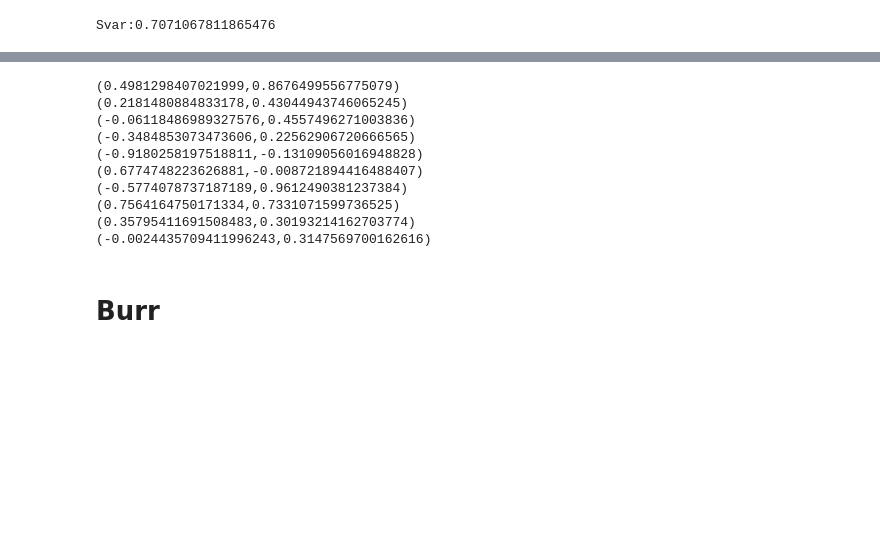
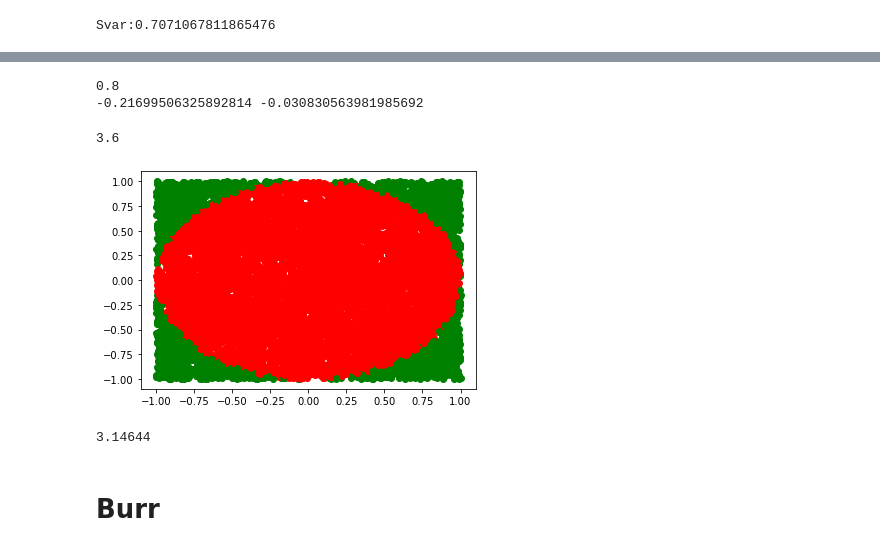
Before and after one commit to Dinkno/Dino_Islamovic_TE19C, a Jupyter notebook: Programering/Tränning_med_python/labb.ipynb, the cells around one changed output, grey strips where cells are left out. Cells and saved outputs as stored; diff of their text form; code cells hidden in the pictures; blank space fills up the shorter version.

```diff
--- a/Programering/Tränning_med_python/labb.ipynb
+++ b/Programering/Tränning_med_python/labb.ipynb
@@ -51,18 +73,33 @@ Svar:0.7071067811865476
+# %%
+import random as rnd
+a = 0
+c = 0
+# Dessa är lika med 0 för att det ska + med 1 i lopen nedanför.
+for z in range(10):
+    a += 1
+    x = rnd.uniform(-1,1)
+    y = rnd.uniform(-1,1)
+    p = x**2 + y**2
+    if p < 1: # För att radien är 1 så kan vi + c när tal är utanför radien.
+        c += 1
+
+print(f"{c/a}")
+# %% [output]
+0.8
+-0.21699506325892814 -0.030830563981985692
 # %%
 import random as rnd
+a = 0
+c = 0
 
 for z in range(10):
+    a += 1
     x = rnd.uniform(-1,1)
     y = rnd.uniform(-1,1)
-    print(f"({x},{y})")
+    p = x**2 + y**2
+    if p < 1:
+        c += 1
+
+print(f"{(c/a) * 4}") #Efter man har multiplicerat talet med 4 så liknar det pi
 # %% [output]
-(0.4981298407021999,0.8676499556775079)
-(0.2181480884833178,0.43044943746065245)
-(-0.06118486989327576,0.4557496271003836)
-(-0.3484853073473606,0.22562906720666565)
-(-0.9180258197518811,-0.13109056016948828)
-(0.6774748223626881,-0.008721894416488407)
-(-0.5774078737187189,0.9612490381237384)
-(0.7564164750171334,0.7331071599736525)
-(0.35795411691508483,0.30193214162703774)
-(-0.0024435709411996243,0.3147569700162616)
+3.6
@@ -71,3 +106,41 @@ import random as rnd
+# %%
+import random
+import numpy as np
+import matplotlib.pyplot as plt
+# Numpy ger mig fler matte moduler att arbeta med och matplotlib.pyplot är för att göra grafer.
+
+for z in range(10000): #Gör ett högt tal för att se tydligt cirekln.
+    x = random.uniform(-1,1)
+    y = random.uniform(-1,1)
+    radie = np.sqrt(x**2+y**2) # Använder mig av numpy för att kunna använda roten ur.
+    if radie < 1:
+        plt.plot(x,y,"ro") # "ro" och "go" är färger man kan välja.
+    else:
+        plt.plot(x,y,"go")
+
+plt.show() # Kör matplotlib.pyplot.
+# %% [output]
+[figure, added]
+# %%
+import random as rnd
+import numpy as np
+c = 0
+a = 0
+
+for z in range(100000):
+    c += 1
+    x = rnd.uniform(-1,1)
+    y = rnd.uniform(-1,1)
+
+    radie = np.sqrt(x**2+y**2)
+
+    if radie < 1:
+        a += 1
+s = 4*a/c
+
+print(s) #När man delar antalet punkter med antalter punkter inne i cirkeln och multiplicerar med 4 så närmar man sig pi. Gör man massa punkter så är värdet ännu närmare pi.
+# %% [output]
+3.14644
 # %% [markdown]
 # Burr
 # %%
```
Also changed, not shown: parts of 9 cells of this notebook, 9 other files.
